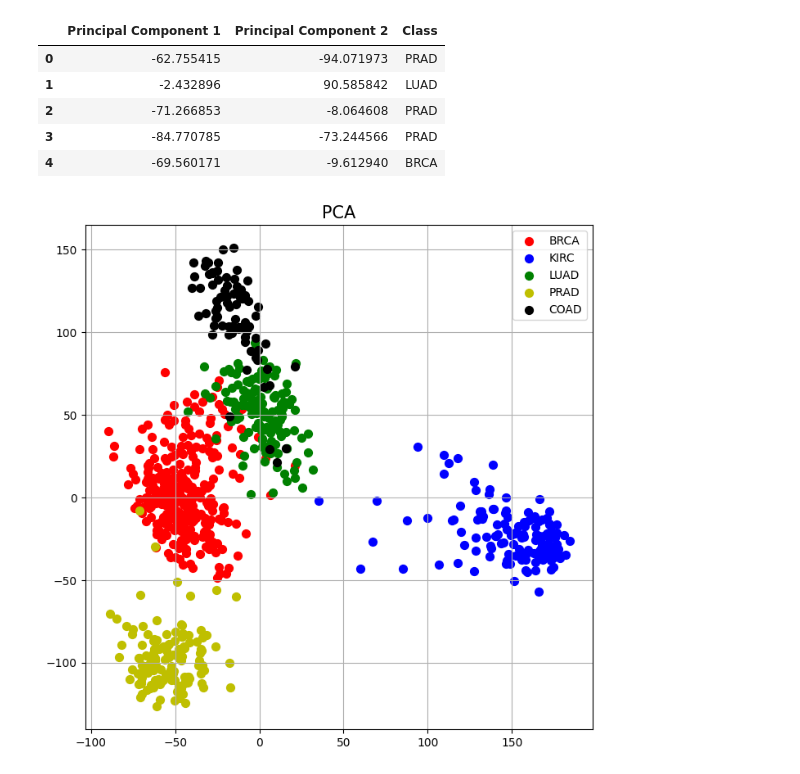
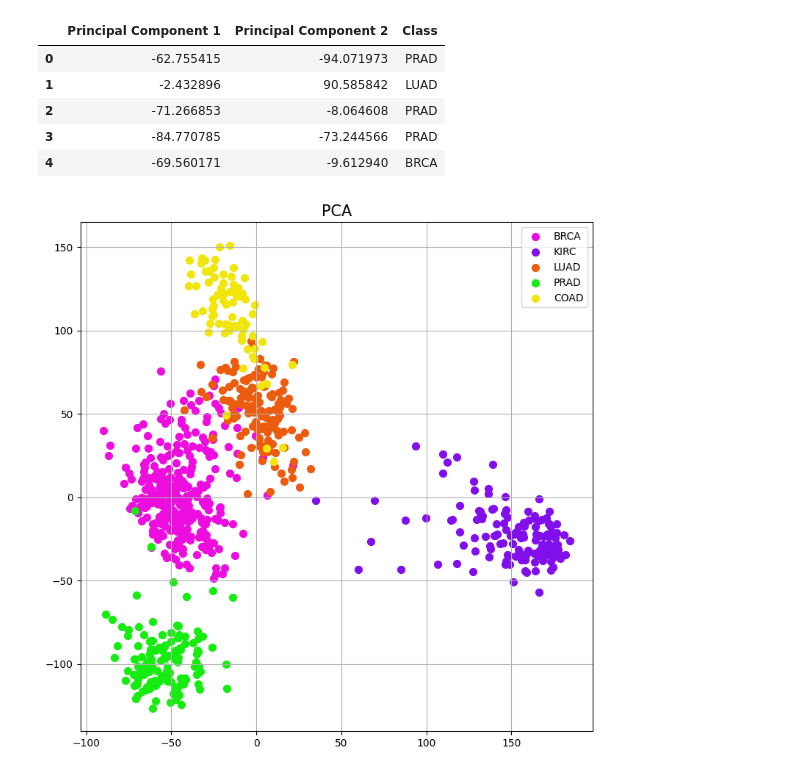
Before and after one commit to a-nadeem9/tcga-pancancer-analysis, a Jupyter notebook: analysis.ipynb, the cells around one changed output. Saved outputs shown, nothing was run; the diff lists cells and outputs as text; code cells hidden in the pictures.

```diff
--- a/analysis.ipynb
+++ b/analysis.ipynb
@@ -165,17 +165,17 @@ concat_df.head()
 # %%
 fig = plt.figure(figsize=(9,9))
 ax = fig.add_subplot(1,1,1)
 ax.set_title('PCA', fontsize=15)
 labels_list = ['BRCA', 'KIRC', 'LUAD', 'PRAD', 'COAD']
-colors = ['r', 'b', 'g', 'y', 'black']
+colors = ['#EC0DDE', '#810FEC', '#EC5C0F', '#16EC0F', '#F1E60C']
 
 for lab, color in zip(labels_list, colors):
     indices = concat_df['Class'] == lab
     ax.scatter(concat_df.loc[indices, 'Principal Component 1'],
               concat_df.loc[indices, 'Principal Component 2'],
               c = color,
               s = 50)
     ax.legend(labels_list)
     ax.grid()
 # %% [output]
-[figure, old version]
+[figure, new version]
```
Also changed, not shown: parts of 10 cells of this notebook.
